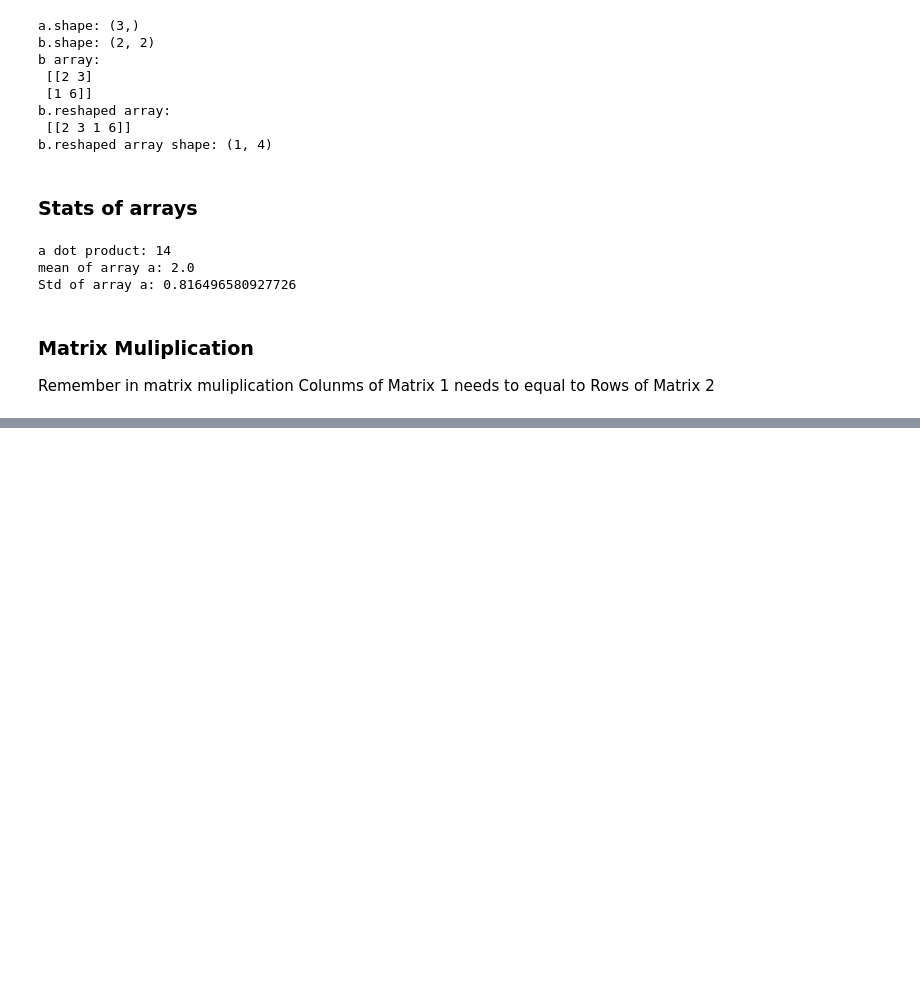
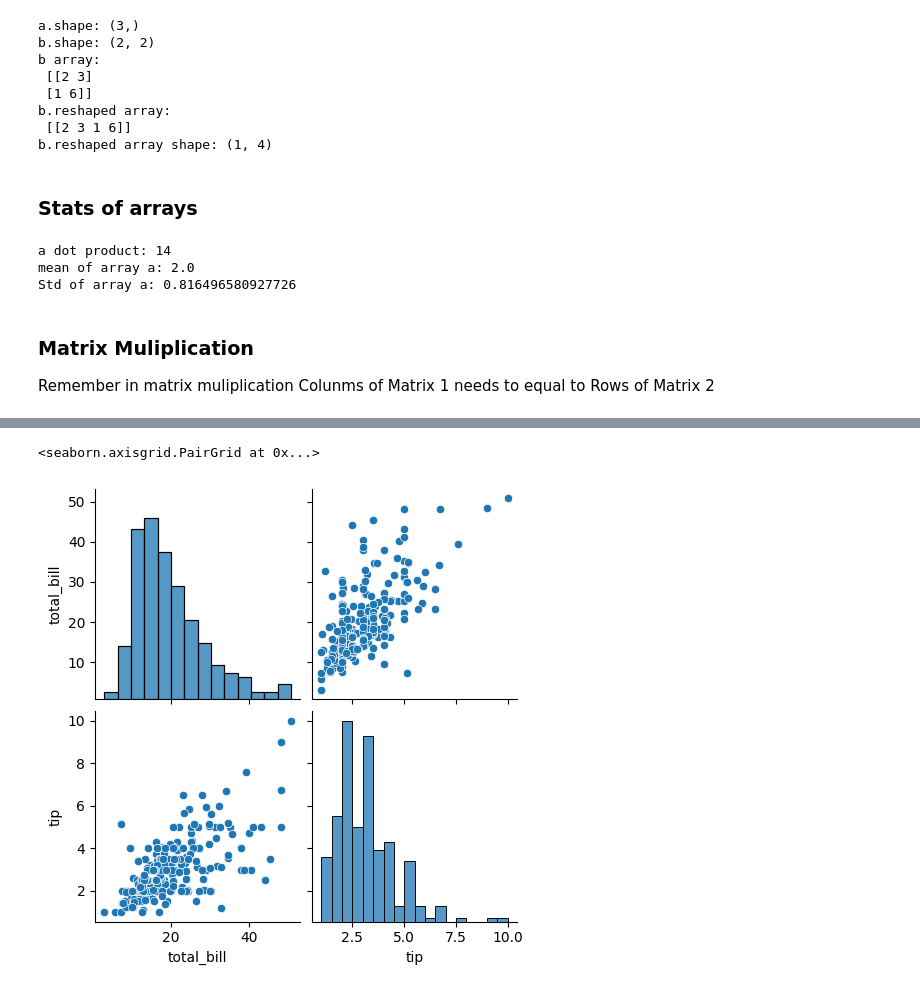
Before and after one commit to Amehroke/DataScienceCodingReview, a Jupyter notebook: Note.ipynb, the cells around one changed output, grey strips where cells are left out. Saved outputs shown, nothing was run; the diff lists cells and outputs as text; code cells hidden in the pictures; blank space fills up the shorter version.

```diff
--- a/Note.ipynb
+++ b/Note.ipynb
@@ -258,0 +438,5 @@ matrix1R, Matrix2R = a.shape
+# %%
+sns.pairplot(df[['total_bill', 'tip']])
+# %% [output]
+<seaborn.axisgrid.PairGrid at 0x...>
+[figure, added]
```
Also changed, not shown: parts of 24 cells of this notebook.
